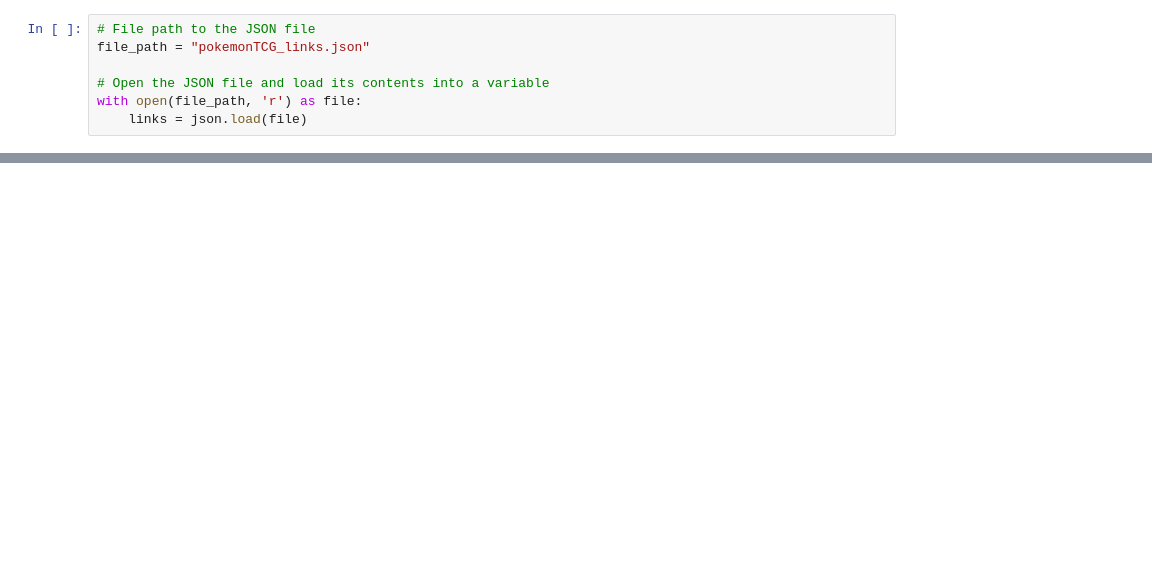
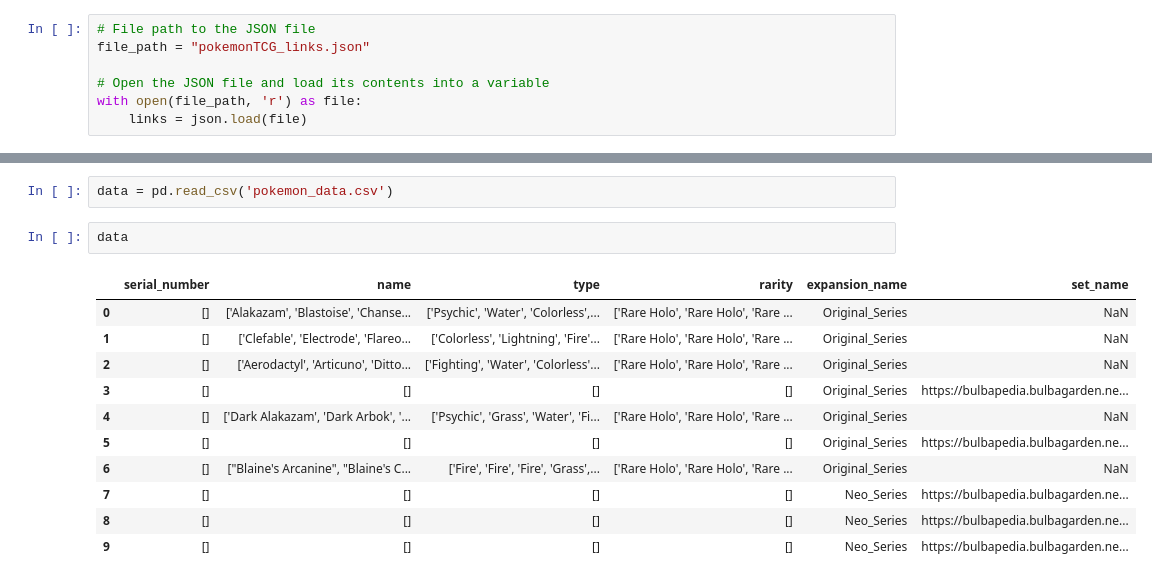
Before and after one commit to brandontnavarrete/Building-SQL-Database, a Jupyter notebook: mega-database-scrape.ipynb, the cells around one changed output, grey strips where cells are left out. Drawn from its saved outputs; the diff is of its cells as text; blank space fills up the shorter version.

```diff
--- a/mega-database-scrape.ipynb
+++ b/mega-database-scrape.ipynb
@@ -53,0 +152,16 @@ driver.quit()
+# %%
+data = pd.read_csv('pokemon_data.csv')
+# %%
+data
+# %% [output]
+|  | serial_number | name | type | rarity | expansion_name | set_name |
+| 0 | [] | ['Alakazam', 'Blastoise', 'Chanse... | ['Psychic', 'Water', 'Colorless',... | ['Rare Holo', 'Rare Holo', 'Rare ... | Original_Series | NaN |
+| 1 | [] | ['Clefable', 'Electrode', 'Flareo... | ['Colorless', 'Lightning', 'Fire'... | ['Rare Holo', 'Rare Holo', 'Rare ... | Original_Series | NaN |
+| 2 | [] | ['Aerodactyl', 'Articuno', 'Ditto... | ['Fighting', 'Water', 'Colorless'... | ['Rare Holo', 'Rare Holo', 'Rare ... | Original_Series | NaN |
+| 3 | [] | [] | [] | [] | Original_Series | https://bulbapedia.bulbagarden.ne... |
+| 4 | [] | ['Dark Alakazam', 'Dark Arbok', '... | ['Psychic', 'Grass', 'Water', 'Fi... | ['Rare Holo', 'Rare Holo', 'Rare ... | Original_Series | NaN |
+| 5 | [] | [] | [] | [] | Original_Series | https://bulbapedia.bulbagarden.ne... |
+| 6 | [] | ["Blaine's Arcanine", "Blaine's C... | ['Fire', 'Fire', 'Fire', 'Grass',... | ['Rare Holo', 'Rare Holo', 'Rare ... | Original_Series | NaN |
+| 7 | [] | [] | [] | [] | Neo_Series | https://bulbapedia.bulbagarden.ne... |
+| 8 | [] | [] | [] | [] | Neo_Series | https://bulbapedia.bulbagarden.ne... |
+| 9 | [] | [] | [] | [] | Neo_Series | https://bulbapedia.bulbagarden.ne... |
```
Also changed, not shown: parts of 8 cells of this notebook, 3 other files.
